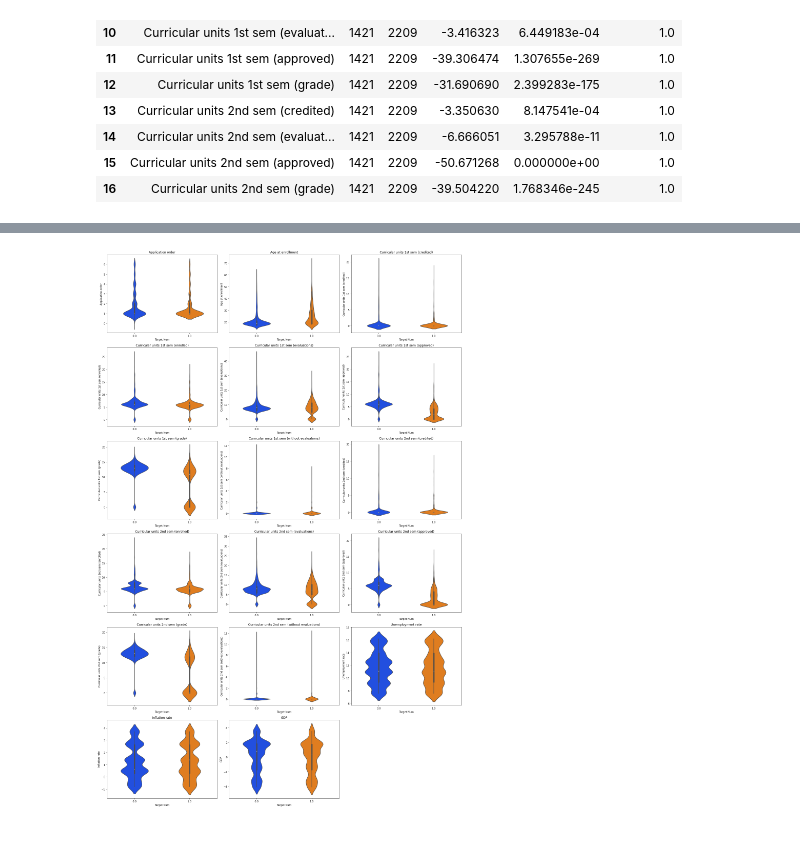
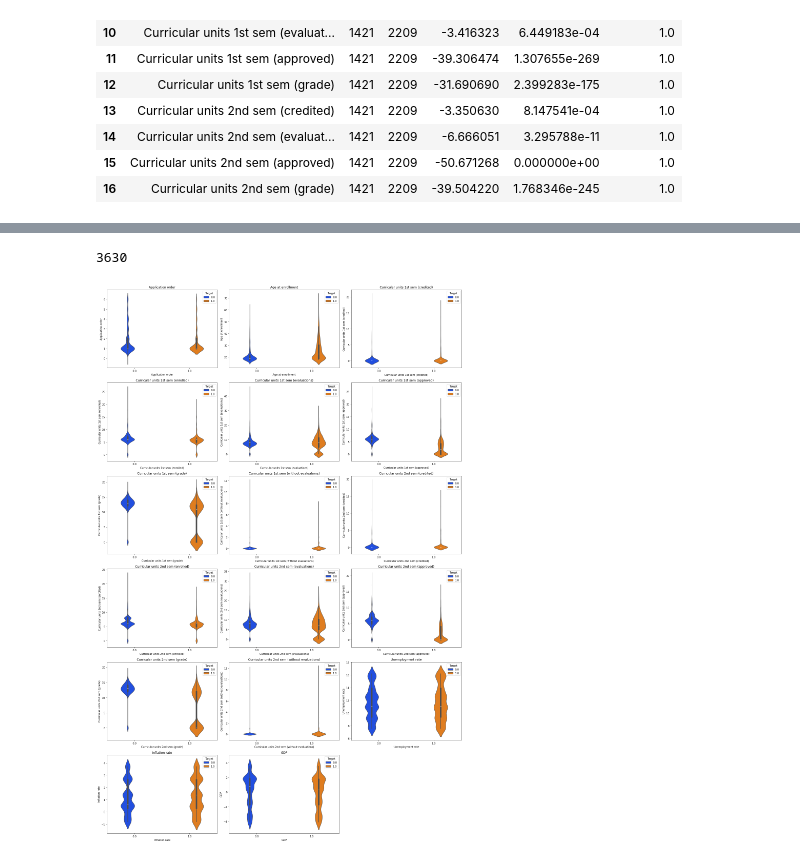
Before and after one commit to KatiaAlbito/university_dropout, a Jupyter notebook: data_exploration.ipynb, the cells around one changed output, grey strips where cells are left out. Drawn from its saved outputs; the diff is of its cells as text; code cells hidden in the pictures.

```diff
--- a/data_exploration.ipynb
+++ b/data_exploration.ipynb
@@ -32,7 +33,7 @@ vars_mapping.rename(columns= rename_cols, inplace=True)
 cat_vars = ['Marital status', 'Application mode', 'Course', 'Previous qualification', 'Nationality',
               'Mothers qualification', 'Fathers qualification', 'Mothers occupation', 'Fathers occupation',
               'Daytime/evening attendance', 'Displaced','Tuition fees up to date','Gender',
-              'Scholarship holder', 'International', 'Educational special needs', 'Debtor', 'Target Num']
+              'Scholarship holder', 'International', 'Educational special needs', 'Debtor', 'Target']
 
 for i in cat_vars:
     df0[i] = df0[i].astype(float)
@@ -56,7 +57,6 @@ cont_vars = ['Application order','Age at enrollment','Curricular units 1st sem (
 
 
 print("# categorical variables: ",len(cat_vars))
-print("# binary variables: ", len(binary_vars))
 print("# continuous variables: ", len(cont_vars))
 # %% [output]
 # categorical variables:  18
@@ -67,7 +66,7 @@ diff_variance_vars = []
 equal_variance_vars = []
 
 for i in cont_vars:
-    var_diff = np.round(np.absolute(df0[df0['Target Num']==1][i].var() - df0[df0['Target Num']==0][i].var()),2)
+    var_diff = np.round(np.absolute(df0[df0['Target']==1][i].var() - df0[df0['Target']==0][i].var()),2)
     if var_diff < 1: equal_variance_vars.append(i)
     if var_diff >= 1: diff_variance_vars.append(i)
 
@@ -80,24 +79,24 @@ print(equal_variance_vars)
 test_results = pd.DataFrame()
 p_val = 0.01
 for i in equal_variance_vars:
-    group1 = df0[df0['Target Num']==1][i]
-    group2 = df0[df0['Target Num']==0][i]
+    group1 = df0[df0['Target']==1][i]
+    group2 = df0[df0['Target']==0][i]
     t_test = [stats.ttest_ind(group1, group2, axis=0, equal_var=True, alternative='two-sided')]
     t_test = pd.DataFrame(t_test)
     t_test['variable'] = i
     t_test['n1'] = len(group1)
     t_test['n2'] = len(group2)
-    test_results = test_results.append(t_test)
+    test_results = pd.concat([test_results,t_test])
 
 for i in diff_variance_vars:
-    group1 = df0[df0['Target Num']==1][i]
-    group2 = df0[df0['Target Num']==0][i]
+    group1 = df0[df0['Target']==1][i]
+    group2 = df0[df0['Target']==0][i]
     t_test = [stats.ttest_ind(group1, group2, axis=0, equal_var=False, alternative='two-sided')]
     t_test = pd.DataFrame(t_test)
     t_test['variable'] = i
     t_test['n1'] = len(group1)
     t_test['n2'] = len(group2)
-    test_results = test_results.append(t_test)
+    test_results = pd.concat([test_results,t_test])
 
 test_results.reset_index(drop=True, inplace=True)
 test_results = test_results[['variable','n1','n2','statistic','pvalue']]
@@ -124,14 +123,12 @@ test_results
 | 15 | Curricular units 2nd sem (approved) | 1421 | 2209 | -50.671268 | 0.000000e+00 | 1.0 |
 | 16 | Curricular units 2nd sem (grade) | 1421 | 2209 | -39.504220 | 1.768346e-245 | 1.0 |
 # %%
-df1 = pd.DataFrame()
+df0_names = pd.DataFrame()
 
-for i in cat_vars[:-1]:
-    print(i)
-#i = 'Marital status'
-    df1 = pd.concat([df1,df0[[i]].merge(vars_mapping[['Value',i]], left_on=i, right_on='Value', suffixes=[' #', None]).drop(columns=['Value'])], axis = 1 )
+for i in cat_vars:
+    df0_names = pd.concat([df0_names,df0[[i]].merge(vars_mapping[['Value',i]], left_on=i, right_on='Value', suffixes=[' #', None]).drop(columns=[i+" #", 'Value'])], axis = 1 ).sort_values(by='Marital status')
 
-df1.head(3)
+len(df0_names)
 # %% [output]
 Marital status
 Application mode
@@ -174,29 +152,34 @@ visualizer.show()           # Finalize and render the figure
+# %%
+len(df0)
+# %% [output]
+3630
 # %%
 #  Continuous Data
 a = 7  # number of rows
 b = 3  # number of columns
 c = 1  # initialize plot counter
 
 fig = plt.figure(figsize = (20,35))
 
 
 for i in cont_vars:
     df0_ = df0.explode(i)
     df0_[i] = df0_[i].astype('float')
     plt.subplot(a, b, c)
     plt.title('{}'.format(i))
     plt.xlabel(i)
     sns.violinplot(
         data=df0_,
-        x="Target Num",
+        x="Target",
         y=i,
         dodge=True,   # separate plots of different colors
         width=0.5,    # width of plots
-        palette = "bright"
+        palette = "bright",
+        hue = 'Target'
        )
     c = c + 1
 
 plt.tight_layout()
 plt.show()
 # %% [output]
-[figure, old version]
+[figure, new version]
```
Also changed, not shown: parts of 8 cells of this notebook.
